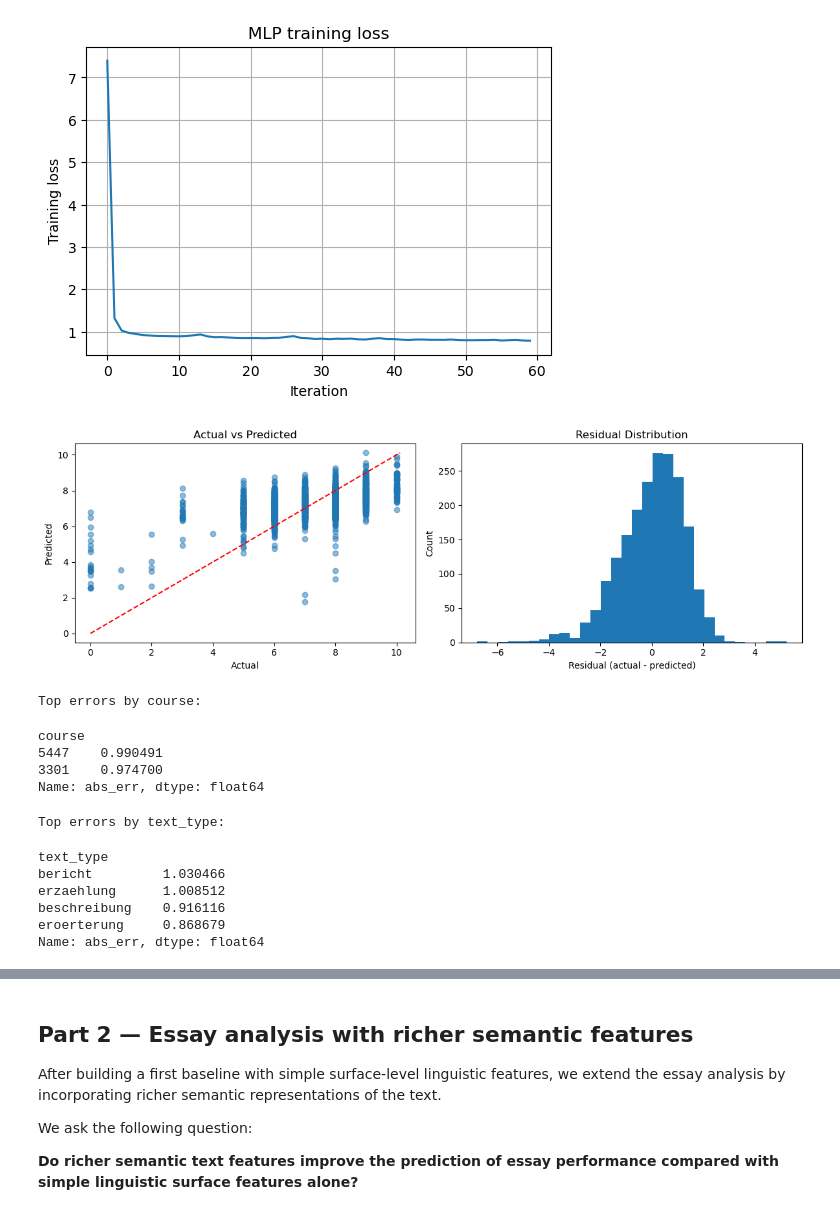
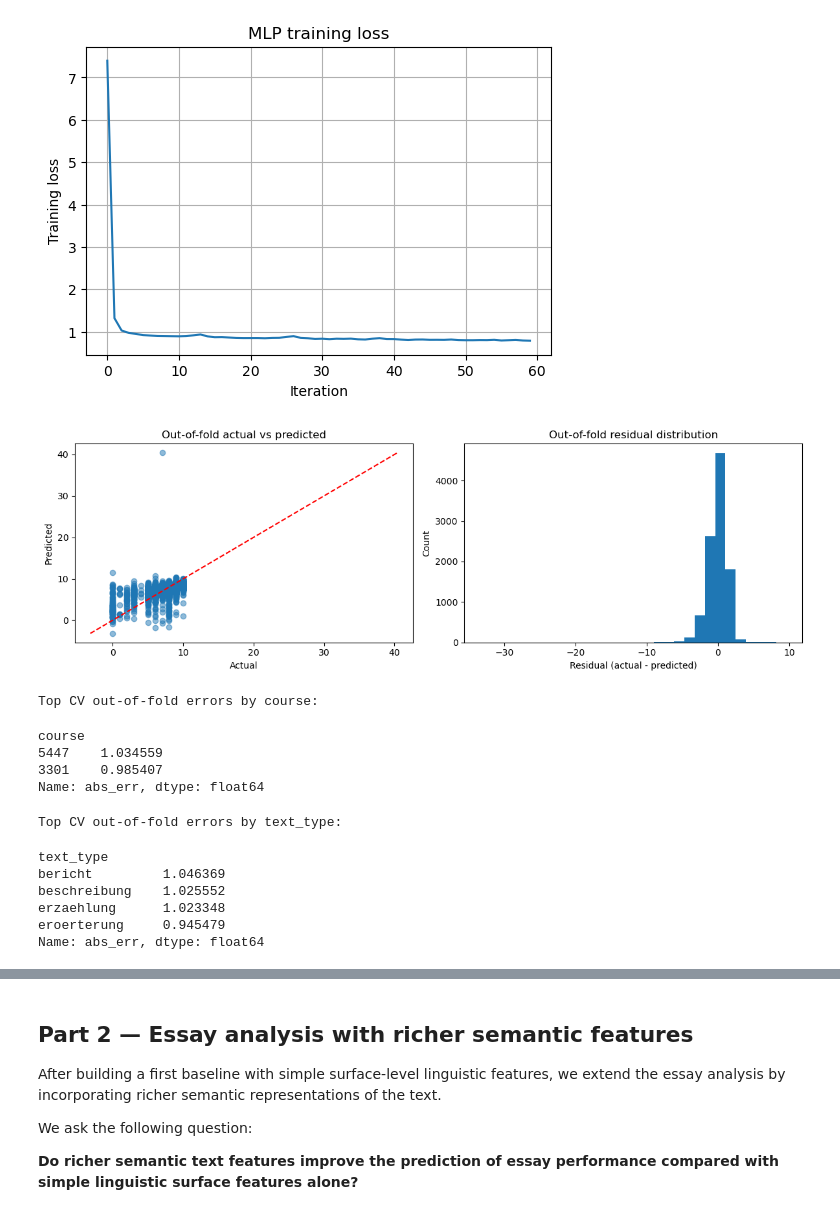
Before and after one commit to Tournedos/MLBD_2026, a Jupyter notebook: m4_louis.ipynb, the cells around one changed output, grey strips where cells are left out. Drawn from its saved outputs; the diff is of its cells as text; code cells hidden in the pictures.

```diff
--- a/m4_louis.ipynb
+++ b/m4_louis.ipynb
@@ -120,10 +119,6 @@ Name: structure__coherence, dtype: float64
 # %%
 cat_cols = ["course", "text_type"]
 num_cols = [c for c in feature_cols if c not in cat_cols]
-
-X_train, X_test, y_train, y_test = train_test_split(
-    X, y, test_size=0.2, random_state=42
-)
 
 preprocessor = ColumnTransformer(
     transformers=[
@@ -163,6 +158,5 @@ mlp_model_clean = Pipeline([
     ))
 ])
 
-mlp_model_clean.fit(X_train, y_train)
-y_pred = mlp_model_clean.predict(X_test)
+cv_part1 = KFold(n_splits=5, shuffle=True, random_state=42)
 # %%
@@ -193,47 +216,47 @@ plt.show()
 # %% [output]
 [figure]
 # %%
-residuals = y_test - y_pred
+residuals = y - y_pred_oof
 
 fig, ax = plt.subplots(1, 2, figsize=(12, 4))
 
-ax[0].scatter(y_test, y_pred, alpha=0.5)
-lims = [min(y_test.min(), y_pred.min()), max(y_test.max(), y_pred.max())]
+ax[0].scatter(y, y_pred_oof, alpha=0.5)
+lims = [min(y.min(), y_pred_oof.min()), max(y.max(), y_pred_oof.max())]
 ax[0].plot(lims, lims, "r--")
-ax[0].set_title("Actual vs Predicted")
+ax[0].set_title("Out-of-fold actual vs predicted")
 ax[0].set_xlabel("Actual")
 ax[0].set_ylabel("Predicted")
 
 ax[1].hist(residuals, bins=30)
-ax[1].set_title("Residual Distribution")
+ax[1].set_title("Out-of-fold residual distribution")
 ax[1].set_xlabel("Residual (actual - predicted)")
 ax[1].set_ylabel("Count")
 
 plt.tight_layout()
 plt.show()
 # %% [output]
-[figure, old version]
+[figure, new version]
 # %%
-pred_df = X_test.copy()
-pred_df["y_true"] = y_test.values
-pred_df["y_pred"] = y_pred
+pred_df = X.copy()
+pred_df["y_true"] = y.values
+pred_df["y_pred"] = y_pred_oof
 pred_df["abs_err"] = np.abs(pred_df["y_true"] - pred_df["y_pred"])
 
-print("Top errors by course:")
+print("Top CV out-of-fold errors by course:")
 display(pred_df.groupby("course")["abs_err"].mean().sort_values(ascending=False).head(10))
 
-print("Top errors by text_type:")
+print("Top CV out-of-fold errors by text_type:")
 display(pred_df.groupby("text_type")["abs_err"].mean().sort_values(ascending=False).head(10))
 # %% [output]
-Top errors by course:
+Top CV out-of-fold errors by course:
 course
-5447    0.990491
-3301    0.974700
+5447    1.034559
+3301    0.985407
 Name: abs_err, dtype: float64
-Top errors by text_type:
+Top CV out-of-fold errors by text_type:
 text_type
-bericht         1.030466
-erzaehlung      1.008512
-beschreibung    0.916116
-eroerterung     0.868679
+bericht         1.046369
+beschreibung    1.025552
+erzaehlung      1.023348
+eroerterung     0.945479
 Name: abs_err, dtype: float64
```
Also changed, not shown: parts of 17 cells of this notebook.
